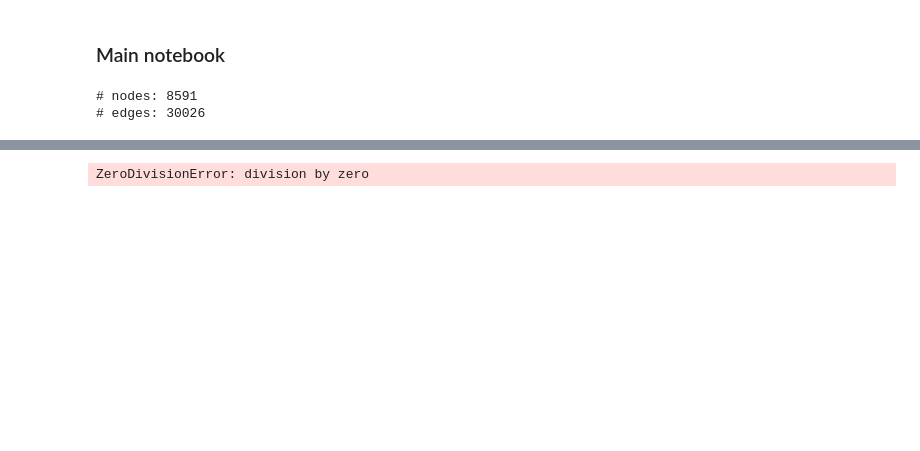
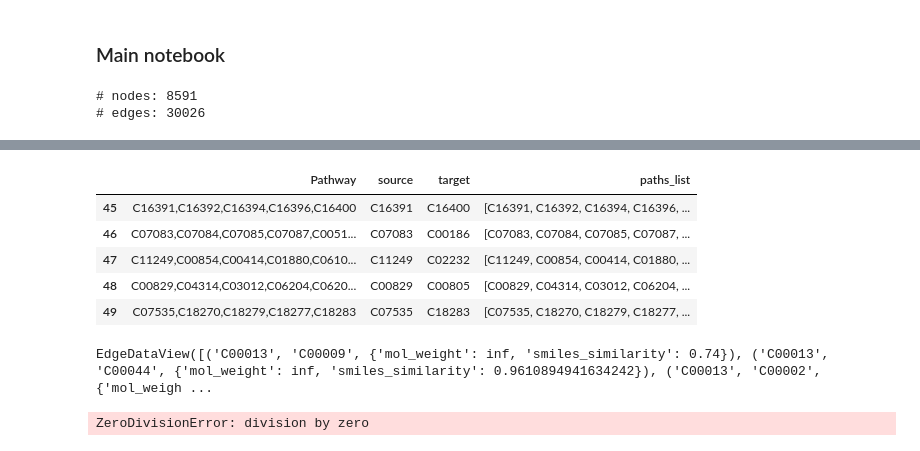
Before and after one commit to costasmexis/pathfinder, a Jupyter notebook: metnet/main.ipynb, the cells around one changed output, grey strips where cells are left out. Drawn from its saved outputs; the diff is of its cells as text; code cells hidden in the pictures; blank space fills up the shorter version.

```diff
--- a/metnet/main.ipynb
+++ b/metnet/main.ipynb
@@ -74,3 +118,16 @@ for i in p: print(i)
+# %%
+test_cases.tail()
+# %% [output]
+|  | Pathway | source | target | paths_list |
+| 45 | C16391,C16392,C16394,C16396,C16400 | C16391 | C16400 | [C16391, C16392, C16394, C16396, ... |
+| 46 | C07083,C07084,C07085,C07087,C0051... | C07083 | C00186 | [C07083, C07084, C07085, C07087, ... |
+| 47 | C11249,C00854,C00414,C01880,C0610... | C11249 | C02232 | [C11249, C00854, C00414, C01880, ... |
+| 48 | C00829,C04314,C03012,C06204,C0620... | C00829 | C00805 | [C00829, C04314, C03012, C06204, ... |
+| 49 | C07535,C18270,C18279,C18277,C18283 | C07535 | C18283 | [C07535, C18270, C18279, C18277, ... |
+# %%
+graph.G.edges(data=True)
+# %% [output]
+EdgeDataView([('C00013', 'C00009', {'mol_weight': inf, 'smiles_similarity': 0.74}), ('C00013', 'C00044', {'mol_weight': inf, 'smiles_similarity': 0.9610894941634242}), ('C00013', 'C00002', {'mol_weigh ...
 # %%
 1/0
 # %% [output]
```
Also changed, not shown: parts of 11 cells of this notebook, 1 other file.
